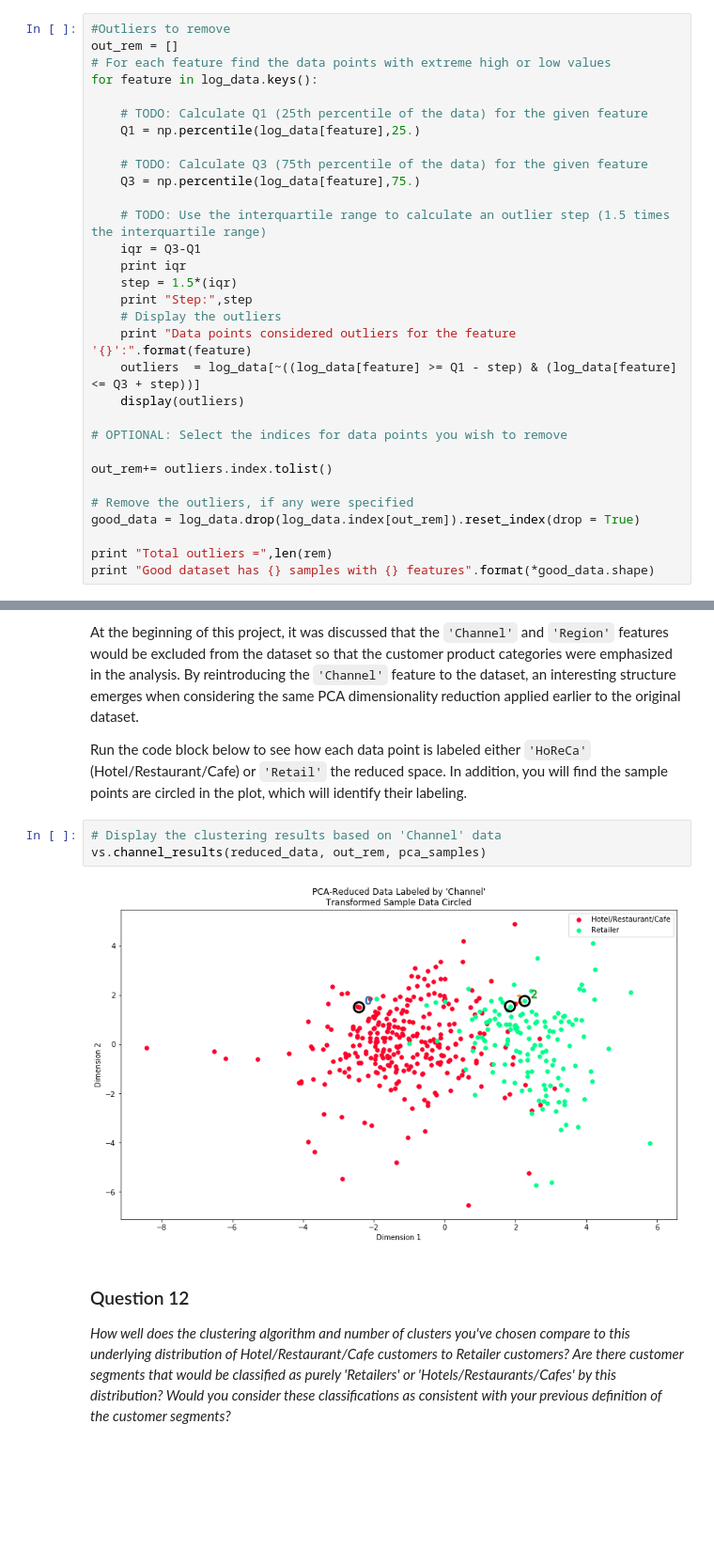
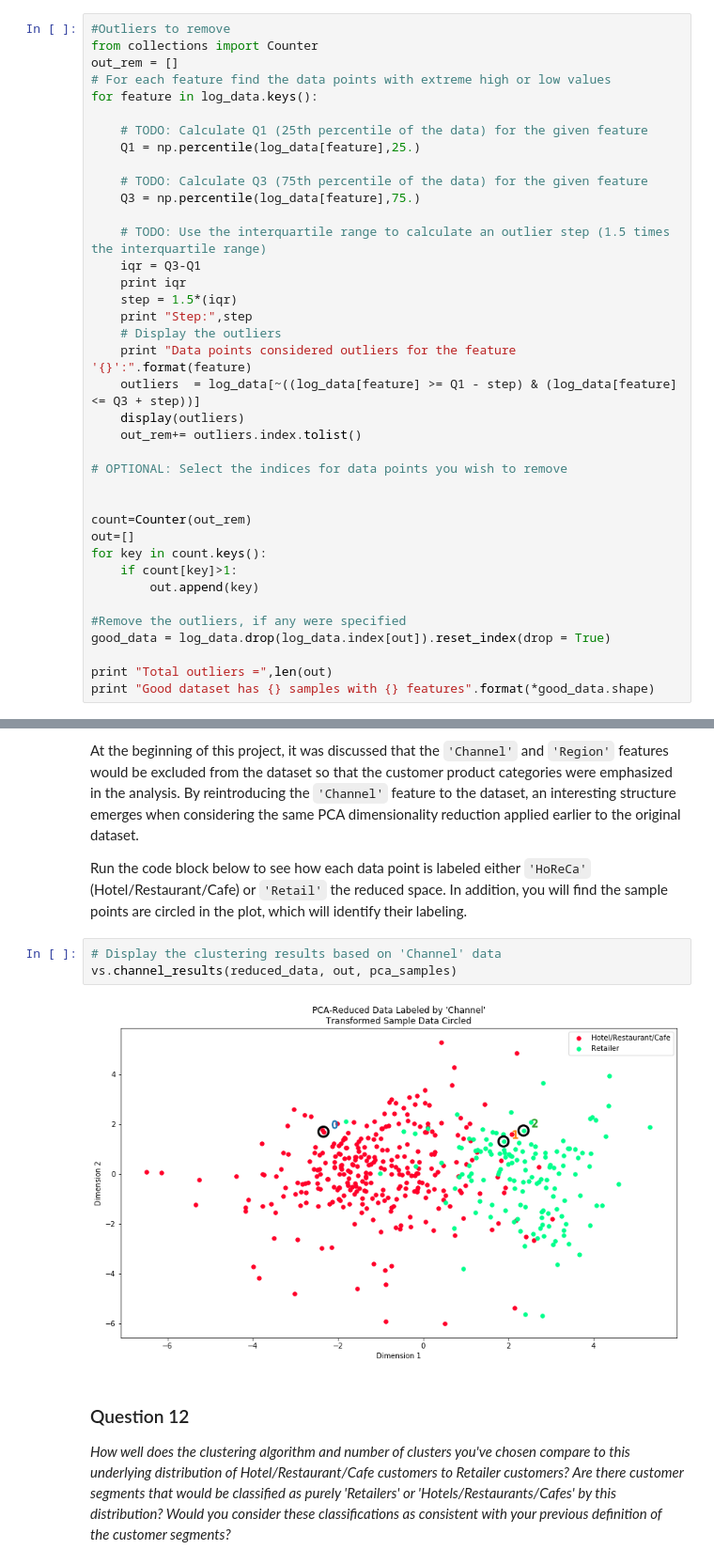
Before and after one commit to ami000/Udacity-ML-Nanodegree, a Jupyter notebook: customer_segments/customer_segments.ipynb, the cells around one changed output, grey strips where cells are left out. Shown: that part at 94% size. Saved outputs shown, nothing was run; the diff lists cells and outputs as text; blank space fills up the shorter version.

```diff
--- a/customer_segments/customer_segments.ipynb
+++ b/customer_segments/customer_segments.ipynb
@@ -197,6 +282,7 @@ In the code block below, you will need to implement the following:
 Once you have performed this implementation, the dataset will be stored in the variable `good_data`.
 # %%
 #Outliers to remove
+from collections import Counter
 out_rem = []
 # For each feature find the data points with extreme high or low values
 for feature in log_data.keys():
@@ -216,15 +302,21 @@ for feature in log_data.keys():
     print "Data points considered outliers for the feature '{}':".format(feature)
     outliers  = log_data[~((log_data[feature] >= Q1 - step) & (log_data[feature] <= Q3 + step))]
     display(outliers)
+    out_rem+= outliers.index.tolist()
 
 # OPTIONAL: Select the indices for data points you wish to remove
 
-out_rem+= outliers.index.tolist()
 
-# Remove the outliers, if any were specified
-good_data = log_data.drop(log_data.index[out_rem]).reset_index(drop = True)
+count=Counter(out_rem)
+out=[]
+for key in count.keys():
+    if count[key]>1:
+        out.append(key)
 
-print "Total outliers =",len(rem)
+#Remove the outliers, if any were specified
+good_data = log_data.drop(log_data.index[out]).reset_index(drop = True)
+
+print "Total outliers =",len(out)
 print "Good dataset has {} samples with {} features".format(*good_data.shape)
 # %% [output]
 1.68900524574
@@ -661,9 +785,9 @@ At the beginning of this project, it was discussed that the `'Channel'` and `'Re
 Run the code block below to see how each data point is labeled either `'HoReCa'` (Hotel/Restaurant/Cafe) or `'Retail'` the reduced space. In addition, you will find the sample points are circled in the plot, which will identify their labeling.
 # %%
 # Display the clustering results based on 'Channel' data
-vs.channel_results(reduced_data, out_rem, pca_samples)
+vs.channel_results(reduced_data, out, pca_samples)
 # %% [output]
-[figure, old version]
+[figure, new version]
 # %% [markdown]
 ### Question 12
 *How well does the clustering algorithm and number of clusters you've chosen compare to this underlying distribution of Hotel/Restaurant/Cafe customers to Retailer customers? Are there customer segments that would be classified as purely 'Retailers' or 'Hotels/Restaurants/Cafes' by this distribution? Would you consider these classifications as consistent with your previous definition of the customer segments?*
```
Also changed, not shown: parts of 18 cells of this notebook, 1 other file.
